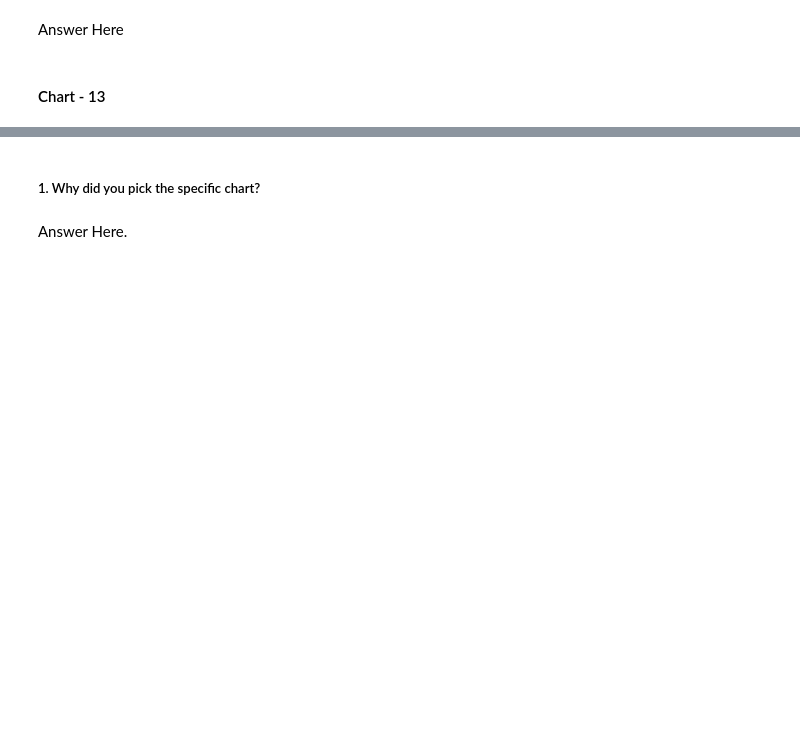
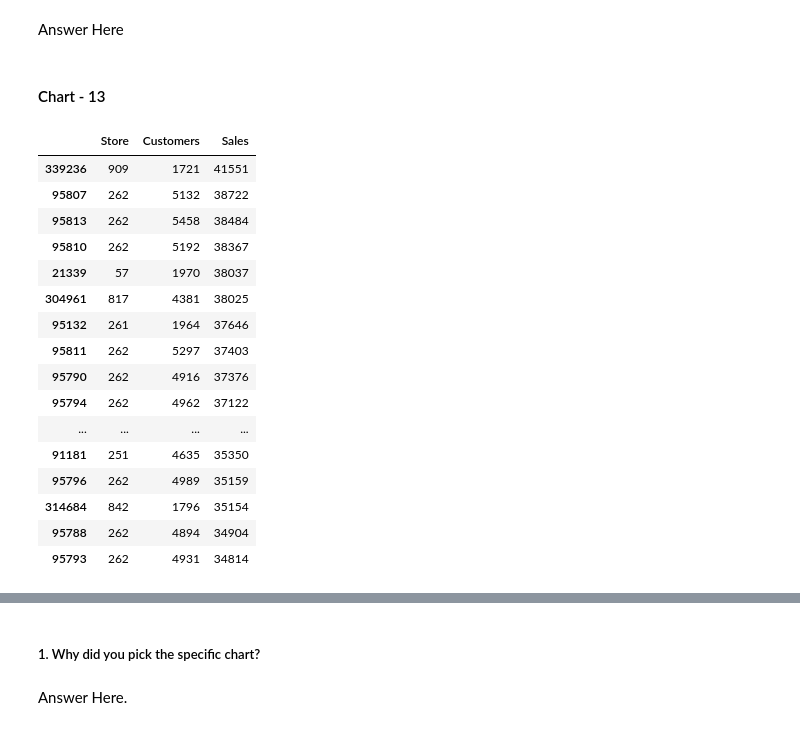
Before and after one commit to vedanttule134/Retail-Sales-Prediction, a Jupyter notebook: Retail_Sales_Prediction.ipynb, the cells around one changed output, grey strips where cells are left out. Drawn from its saved outputs; the diff is of its cells as text; code cells hidden in the pictures; blank space fills up the shorter version.

```diff
--- a/Retail_Sales_Prediction.ipynb
+++ b/Retail_Sales_Prediction.ipynb
@@ -781,0 +785,20 @@ Answer Here
+# %%
+Store_with_max_sales
+# %% [output]
+|  | Store | Customers | Sales |
+| 339236 | 909 | 1721 | 41551 |
+| 95807 | 262 | 5132 | 38722 |
+| 95813 | 262 | 5458 | 38484 |
+| 95810 | 262 | 5192 | 38367 |
+| 21339 | 57 | 1970 | 38037 |
+| 304961 | 817 | 4381 | 38025 |
+| 95132 | 261 | 1964 | 37646 |
+| 95811 | 262 | 5297 | 37403 |
+| 95790 | 262 | 4916 | 37376 |
+| 95794 | 262 | 4962 | 37122 |
+| ... | ... | ... | ... |
+| 91181 | 251 | 4635 | 35350 |
+| 95796 | 262 | 4989 | 35159 |
+| 314684 | 842 | 1796 | 35154 |
+| 95788 | 262 | 4894 | 34904 |
+| 95793 | 262 | 4931 | 34814 |
```
Also changed, not shown: parts of 43 cells of this notebook.
